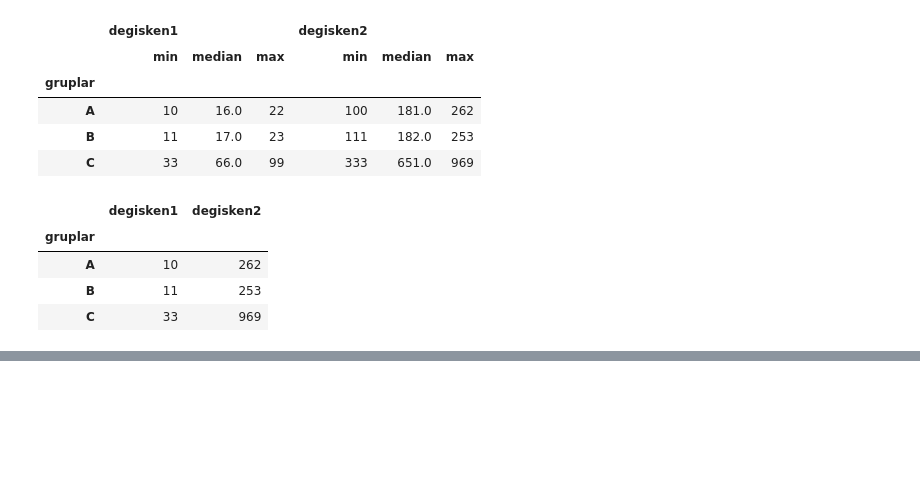
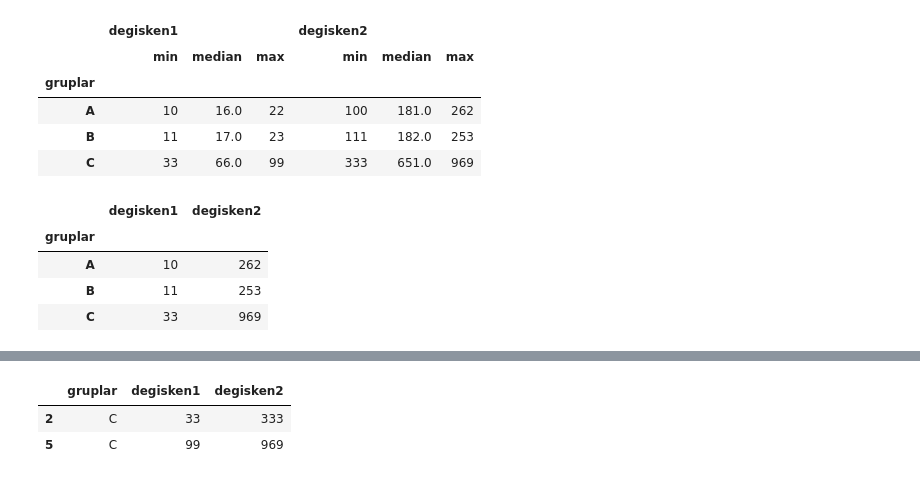
Before and after one commit to tahaasann/Data-Science-Course, a Jupyter notebook: veri_manipulasyonu.ipynb, the cells around one changed output, grey strips where cells are left out. Cells and saved outputs as stored; diff of their text form; code cells hidden in the pictures; blank space fills up the shorter version.

```diff
--- a/veri_manipulasyonu.ipynb
+++ b/veri_manipulasyonu.ipynb
@@ -2089,0 +2124,6 @@ df.groupby("gruplar").aggregate({"degisken1": "min", "degisken2": "max"})
+# %%
+df.groupby("gruplar").filter(filter_func)
+# %% [output]
+|  | gruplar | degisken1 | degisken2 |
+| 2 | C | 33 | 333 |
+| 5 | C | 99 | 969 |
```
Also changed, not shown: parts of 6 cells of this notebook.
